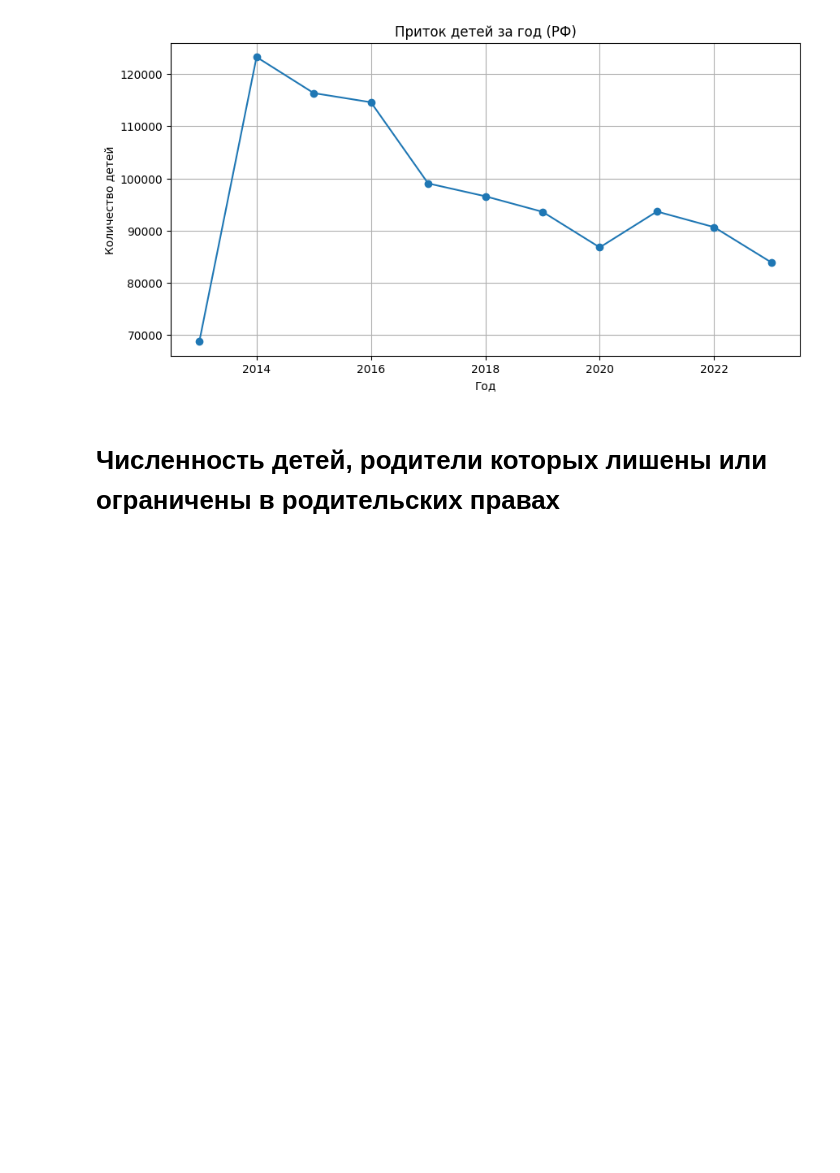
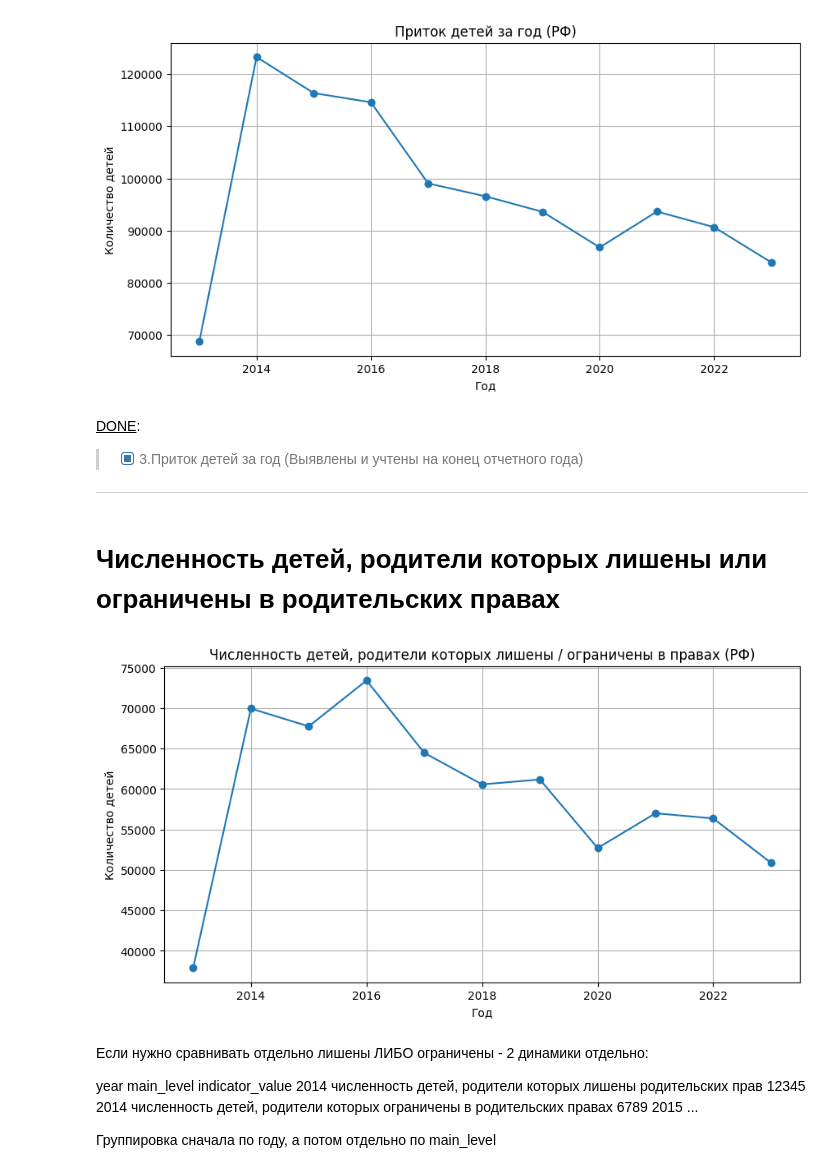
Before and after one commit to manifoldmind/Orphans-data-analysis, a Jupyter notebook: 1 scale of problem.ipynb, the cells around one changed output. Cells and saved outputs as stored; diff of their text form; code cells hidden in the pictures; blank space fills up the shorter version.

```diff
--- a/1 scale of problem.ipynb
+++ b/1 scale of problem.ipynb
@@ -281,5 +289,9 @@ plt.grid(True)
 plt.show()
 # %% [output]
 [figure]
+# %% [markdown]
+<u>DONE</u>:
+> - [x] 3.Приток детей за год (Выявлены и учтены на конец отчетного года)
+___
 # %% [markdown]
 # Численность детей, родители которых лишены или ограничены в родительских правах
@@ -286,8 +301,29 @@ plt.show()
 # %%
 
-mask = (df['indicator_category'] == '1. Учет и устройство детей, оставшихся без попечения родителей') & \
-        (df['dimension'] == 'всего') & (df['indicator'] == 'детей, выявленных и учтенных за отчетный год')
+mask = ((df['indicator_category'] == '5. Зашита прав детей') & (df['dimension'] == 'всего') & \
+        ((df['main_level'] == 'численность детей, родители которых лишены родительских прав') | \
+        (df['main_level'] == 'численность детей, родители которых ограничены в родительских правах')))
 
 df_total_4 = df[mask]
 
-influx_per_year = df_total_4.groupby('year')['indicator_value'].sum().reset_index()
+by_parents_limited_rights = df_total_4.groupby('year')['indicator_value'].sum().reset_index()
+# %%
+plt.figure(figsize=(10, 5))
+"""Горизонт - год, вертикаль - число сирот"""
+plt.plot(by_parents_limited_rights['year'], by_parents_limited_rights['indicator_value'], marker='o', linestyle='-')
+plt.title('Численность детей, родители которых лишены / ограничены в правах (РФ)')
+plt.xlabel('Год')
+plt.ylabel('Количество детей')
+plt.grid(True)
+plt.show()
+# %% [output]
+[figure, added]
+# %% [markdown]
+Если нужно сравнивать отдельно лишены ЛИБО ограничены - 2 динамики отдельно:
+
+year  main_level                                                          indicator_value
+2014  численность детей, родители которых лишены родительских прав              12345
+2014  численность детей, родители которых ограничены в родительских правах       6789
+2015  ...
+
+Группировка сначала по году, а потом отдельно по main_level
```
Also changed, not shown: parts of 5 cells of this notebook, 1 other file.
